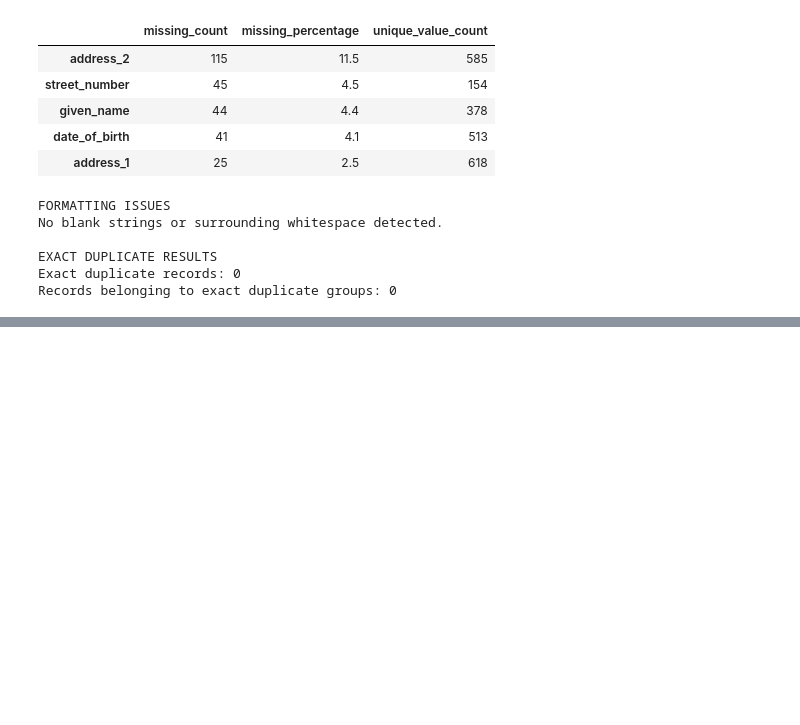
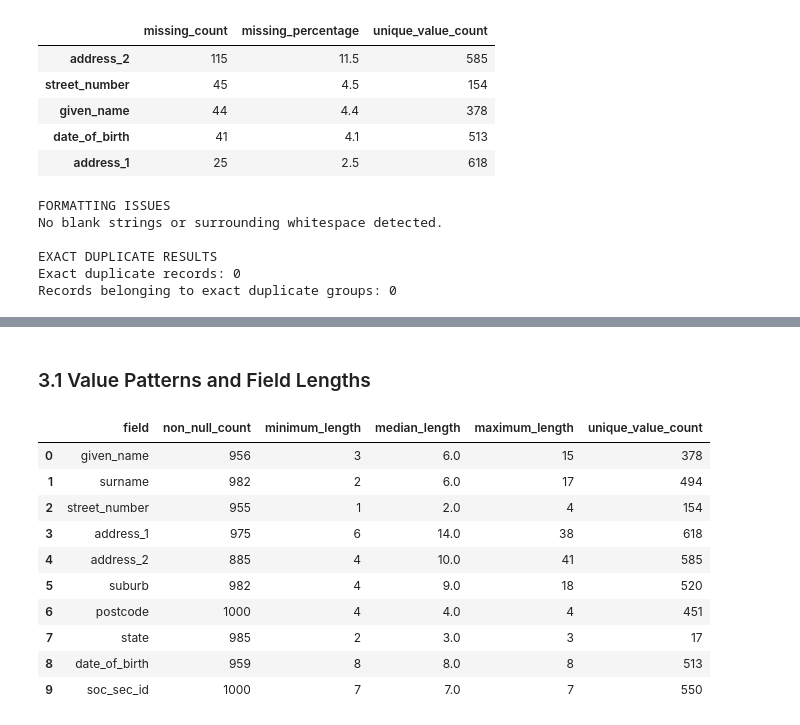
Before and after one commit to WaleBalogunK/Repository-name-entity-resolution-golden-record-lab, a Jupyter notebook: notebooks/01_data_acquisition_and_initial_audit.ipynb, the cells around one changed output, grey strips where cells are left out. Saved outputs shown, nothing was run; the diff lists cells and outputs as text; code cells hidden in the pictures; blank space fills up the shorter version.

```diff
--- a/notebooks/01_data_acquisition_and_initial_audit.ipynb
+++ b/notebooks/01_data_acquisition_and_initial_audit.ipynb
@@ -440,0 +455,52 @@ Records belonging to exact duplicate groups: 0
+# %% [markdown]
+### 3.1 Value Patterns and Field Lengths
+# %%
+fields_for_pattern_review = [
+    "given_name",
+    "surname",
+    "street_number",
+    "address_1",
+    "address_2",
+    "suburb",
+    "postcode",
+    "state",
+    "date_of_birth",
+    "soc_sec_id"
+]
+
+field_pattern_summary = []
+
+for column in fields_for_pattern_review:
+    values = (
+        febrl_records[column]
+        .astype("string")
+        .dropna()
+        .str.strip()
+    )
+
+    value_lengths = values.str.len()
+
+    field_pattern_summary.append({
+        "field": column,
+        "non_null_count": len(values),
+        "minimum_length": int(value_lengths.min()),
+        "median_length": float(value_lengths.median()),
+        "maximum_length": int(value_lengths.max()),
+        "unique_value_count": values.nunique()
+    })
+
+field_pattern_summary = pd.DataFrame(field_pattern_summary)
+
+field_pattern_summary
+# %% [output]
+|  | field | non_null_count | minimum_length | median_length | maximum_length | unique_value_count |
+| 0 | given_name | 956 | 3 | 6.0 | 15 | 378 |
+| 1 | surname | 982 | 2 | 6.0 | 17 | 494 |
+| 2 | street_number | 955 | 1 | 2.0 | 4 | 154 |
+| 3 | address_1 | 975 | 6 | 14.0 | 38 | 618 |
+| 4 | address_2 | 885 | 4 | 10.0 | 41 | 585 |
+| 5 | suburb | 982 | 4 | 9.0 | 18 | 520 |
+| 6 | postcode | 1000 | 4 | 4.0 | 4 | 451 |
+| 7 | state | 985 | 2 | 3.0 | 3 | 17 |
+| 8 | date_of_birth | 959 | 8 | 8.0 | 8 | 513 |
+| 9 | soc_sec_id | 1000 | 7 | 7.0 | 7 | 550 |
```
Also changed, not shown: parts of 3 cells of this notebook.
